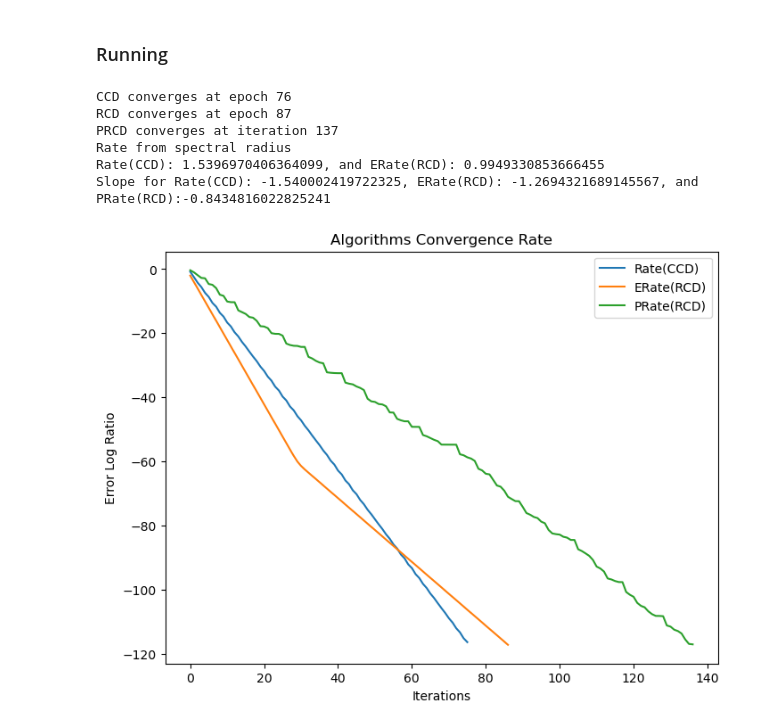
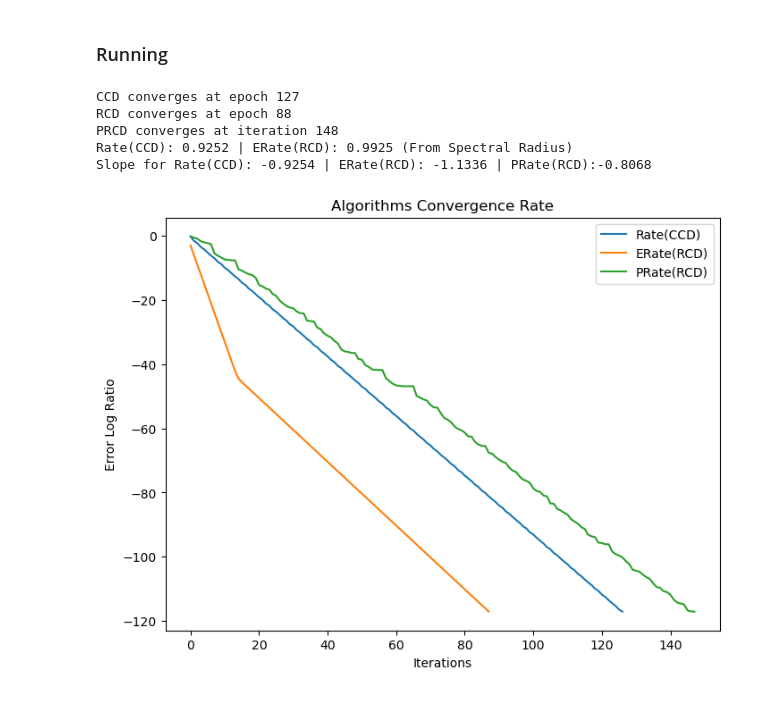
Before and after one commit to pinto2501/coordinate_descent, a Jupyter notebook: cbcd.ipynb, the cells around one changed output. Drawn from its saved outputs; the diff is of its cells as text; code cells hidden in the pictures.

Commit message:
Update graph

```diff
--- a/cbcd.ipynb
+++ b/cbcd.ipynb
@@ -5,15 +5,9 @@ import random
 # %% [markdown]
 ### Initialize
 # %%
-n = 100
+EPOCHS = 5000
+n = 200
 c = 0.01
-
-I = np.identity(n)
-L = -np.tril(c * np.ones((n, n)), k=-1) # moves boundary one step below the diagonal
-A_c = np.identity(n)- L - L.T
-C = np.linalg.inv(I-L) @ L.T
-S = np.diag([1/(n) for i in range(n)])
-R = np.linalg.matrix_power(I - S @ np.linalg.inv(I) @ A_c, n)
 # %%
 def build_coordinate_matrices(n, c):
     mats = []
@@ -25,8 +19,11 @@ def build_coordinate_matrices(n, c):
         mats.append(M)
     return mats
 
-def run_ccd(epochs):
-    epochs = 5000
+def run_ccd(epochs, n, c):
+    I = np.identity(n)
+    L = -np.tril(c * np.ones((n, n)), k=-1)
+    C = np.linalg.inv(I-L) @ L.T
+
     x0 = np.ones((n,1))
     x = x0.copy()
     x_star = np.zeros((n,1))
@@ -43,8 +40,13 @@ def run_ccd(epochs):
 
     return ccd_errors
 
-def run_rcd(epochs):
-    epochs = 5000
+def run_rcd(epochs, n, c):
+    I = np.identity(n)
+    L = -np.tril(c * np.ones((n, n)), k=-1)
+    A_c = np.identity(n)- L - L.T
+    S = np.diag([1/(n) for i in range(n)])
+    R = np.linalg.matrix_power(I - S @ np.linalg.inv(I) @ A_c, n)
+
     x0 = np.ones((n,1))
     x = x0.copy()
     x_star = np.zeros((n,1))
@@ -61,7 +63,7 @@ def run_rcd(epochs):
 
     return rcd_errors
 
-def run_prcd(epochs):
+def run_prcd(epochs, n, c):
     mats = build_coordinate_matrices(n, c)
     epochs = 5000
     x0 = np.ones((n, 1))
@@ -83,8 +85,8 @@ def run_prcd(epochs):
 
     return prcd_errors
 # %%
-def plot_algo(epochs):
-    ccd_errors, rcd_errors, prcd_errors = run_ccd(epochs), run_rcd(epochs), run_prcd(epochs)
+def plot_algo(epochs, n, c):
+    ccd_errors, rcd_errors, prcd_errors = run_ccd(epochs, n, c), run_rcd(epochs, n, c), run_prcd(epochs, n, c)
     fix, ax = plt.subplots(figsize=(8,6))
     ccd = ax.plot(np.arange(len(ccd_errors)), ccd_errors, label="Rate(CCD)")
     rcd = ax.plot(np.arange(len(rcd_errors)), rcd_errors, label="ERate(RCD)")
@@ -94,13 +96,12 @@ def plot_algo(epochs):
     rho_ercd = np.max(np.abs(np.linalg.eigvals(R)))
     rate_ccd = -np.log(rho_ccd)
     rate_ercd = -np.log(rho_ercd)
-    print(f"Rate from spectral radius")
-    print(f"Rate(CCD): {rate_ccd}, and ERate(RCD): {rate_ercd}")
+    print(f"Rate(CCD): {rate_ccd:.4f} | ERate(RCD): {rate_ercd:.4f} (From Spectral Radius)")
 
     ccd_slope, intercept = np.polyfit(range(len(ccd_errors)), ccd_errors, 1)
     ercd_slope, intercept = np.polyfit(range(len(rcd_errors)), rcd_errors, 1)
     prcd_slope, intercept = np.polyfit(range(len(prcd_errors)), prcd_errors, 1)
-    print(f"Slope for Rate(CCD): {ccd_slope}, ERate(RCD): {ercd_slope}, and PRate(RCD):{prcd_slope}")
+    print(f"Slope for Rate(CCD): {ccd_slope:.4f} | ERate(RCD): {ercd_slope:.4f} | PRate(RCD):{prcd_slope:.4f}")
 
     ax.set_xlabel("Iterations")
     ax.set_ylabel("Error Log Ratio")
@@ -109,12 +110,11 @@ def plot_algo(epochs):
 # %% [markdown]
 ### Running
 # %%
-plot_algo(epochs)
+plot_algo(EPOCHS, n, c)
 # %% [output]
-CCD converges at epoch 76
-RCD converges at epoch 87
-PRCD converges at iteration 137
-Rate from spectral radius
-Rate(CCD): 1.5396970406364099, and ERate(RCD): 0.9949330853666455
-Slope for Rate(CCD): -1.540002419722325, ERate(RCD): -1.2694321689145567, and PRate(RCD):-0.8434816022825241
+CCD converges at epoch 127
+RCD converges at epoch 88
+PRCD converges at iteration 148
+Rate(CCD): 0.9252 | ERate(RCD): 0.9925 (From Spectral Radius)
+Slope for Rate(CCD): -0.9254 | ERate(RCD): -1.1336 | PRate(RCD):-0.8068
-[figure, old version]
+[figure, new version]
```
Also changed, not shown: parts of 3 cells of this notebook.
